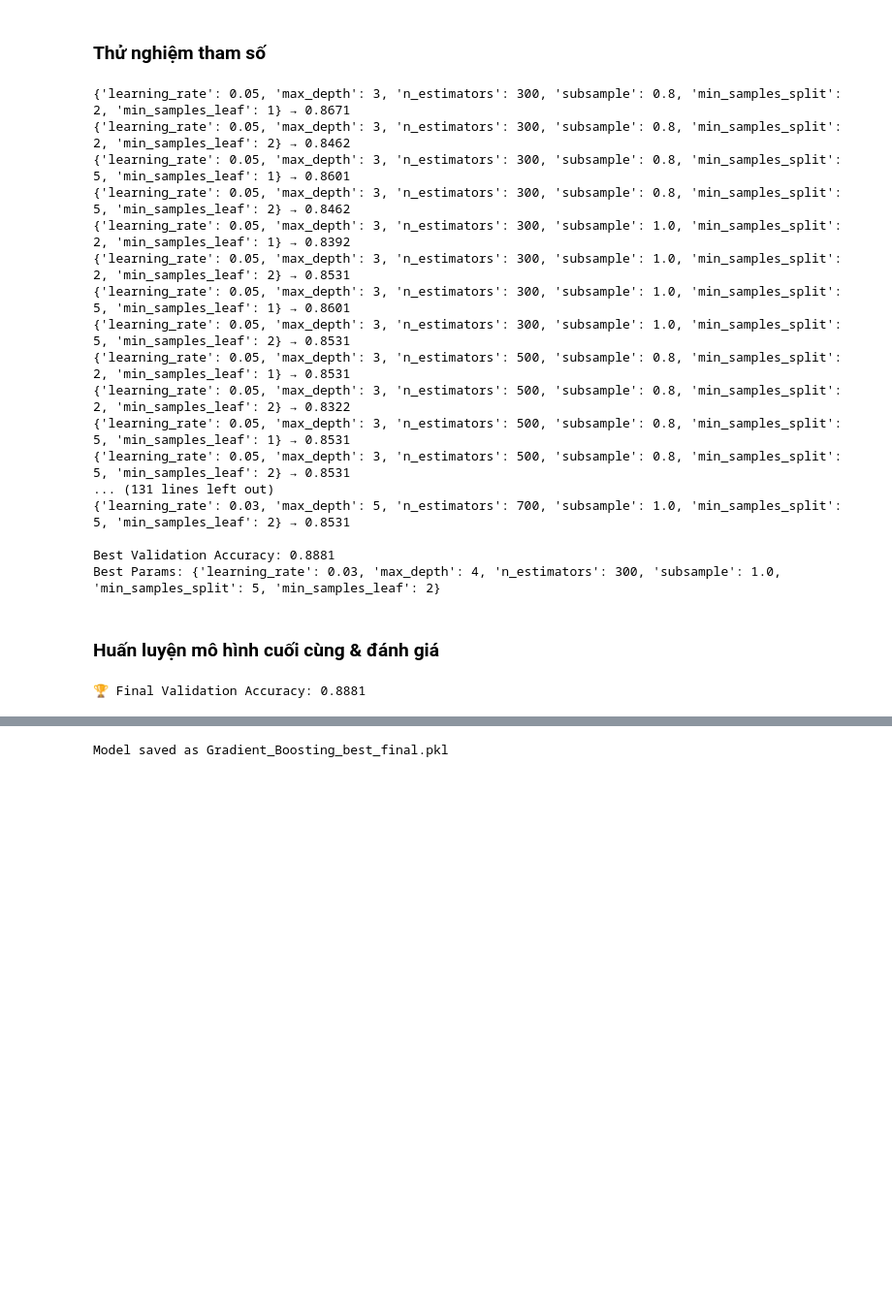
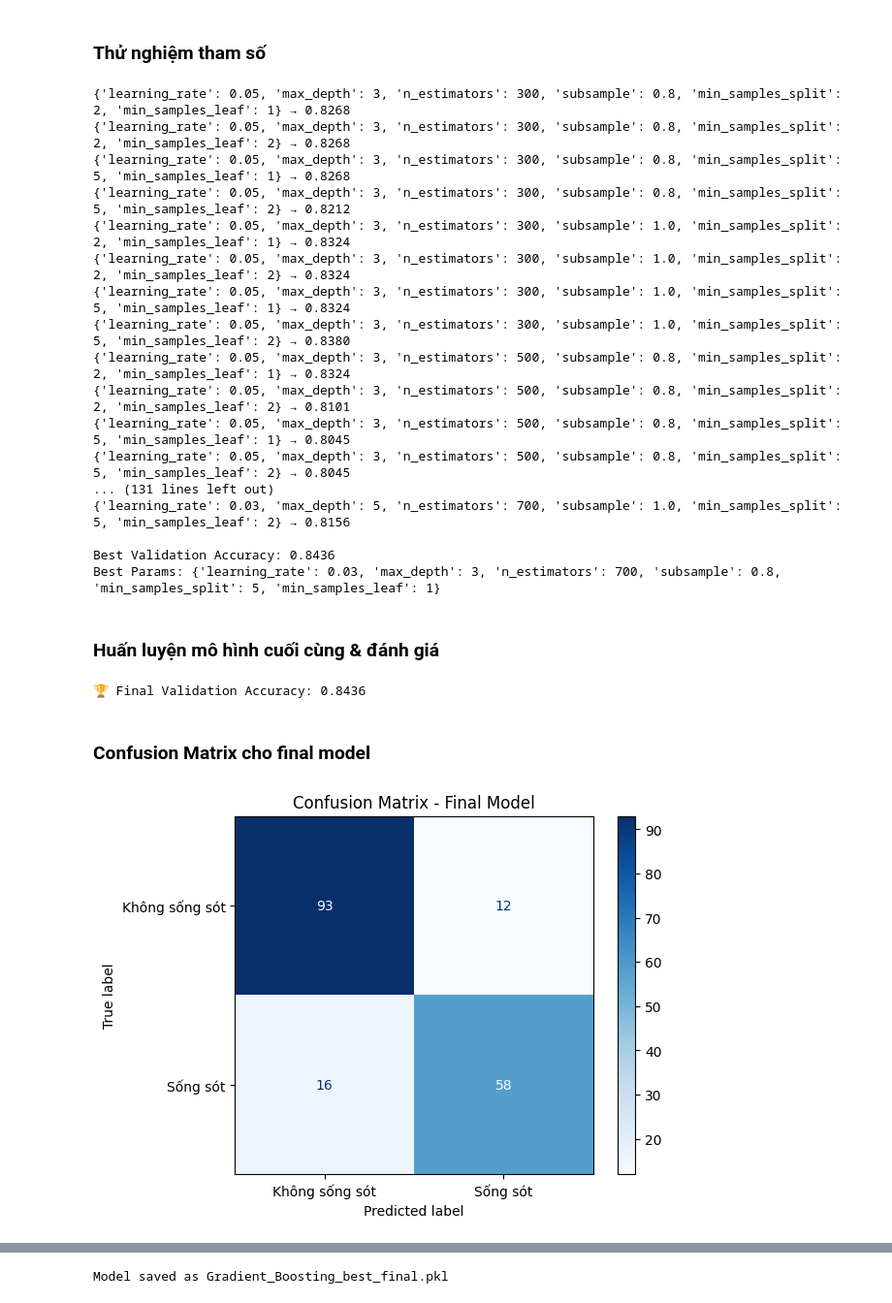
Before and after one commit to bibo0610/sgu25_ml_group, a Jupyter notebook: model/gradient_boosting_tuning.ipynb, the cells around one changed output, grey strips where cells are left out. Shown at 97% size. Drawn from its saved outputs; the diff is of its cells as text; code cells hidden in the pictures; blank space fills up the shorter version.

```diff
--- a/model/gradient_boosting_tuning.ipynb
+++ b/model/gradient_boosting_tuning.ipynb
@@ -45,0 +19,4 @@ Train: (569, 15), Validation: (143, 15)
+# %%
+df_train = pd.read_excel("../exps/data/train_feat.xlsx")
+df_valid = pd.read_excel("../exps/data/valid_feat.xlsx")
+test = pd.read_excel("../exps/data/test_feat.xlsx")
@@ -45,0 +55,9 @@ Train: (569, 15), Validation: (143, 15)
+# %%
+# Chia features & target
+X_train = df_train.drop("Survived", axis=1)
+y_train = df_train["Survived"]
+
+X_valid = df_valid.drop("Survived", axis=1)
+y_valid = df_valid["Survived"]
+
+print(f"Train: {X_train.shape}, Validation: {X_valid.shape}")
@@ -153,7 +173,7 @@ from sklearn.ensemble import GradientBoostingClassifier
 from sklearn.metrics import accuracy_score
 import itertools
 
-# Các giá trị muốn thử (em có thể tinh chỉnh lại dải sau)
+# Các giá trị muốn thử
 param_grid = {
     "learning_rate": [0.05, 0.03],
     "max_depth": [3, 4, 5],
@@ -176,8 +196,8 @@ for combo in itertools.product(*param_grid.values()):
     )
 
     model.fit(X_train, y_train)
-    val_pred = model.predict(X_val)
-    acc = accuracy_score(y_val, val_pred)
+    val_pred = model.predict(X_valid)
+    acc = accuracy_score(y_valid, val_pred)
 
     if acc > best_acc:
         best_acc = acc
@@ -188,23 +208,23 @@ for combo in itertools.product(*param_grid.values()):
 print("\nBest Validation Accuracy:", round(best_acc, 4))
 print("Best Params:", best_params_combo)
 # %% [output]
-{'learning_rate': 0.05, 'max_depth': 3, 'n_estimators': 300, 'subsample': 0.8, 'min_samples_split': 2, 'min_samples_leaf': 1} → 0.8671
-{'learning_rate': 0.05, 'max_depth': 3, 'n_estimators': 300, 'subsample': 0.8, 'min_samples_split': 2, 'min_samples_leaf': 2} → 0.8462
-{'learning_rate': 0.05, 'max_depth': 3, 'n_estimators': 300, 'subsample': 0.8, 'min_samples_split': 5, 'min_samples_leaf': 1} → 0.8601
-{'learning_rate': 0.05, 'max_depth': 3, 'n_estimators': 300, 'subsample': 0.8, 'min_samples_split': 5, 'min_samples_leaf': 2} → 0.8462
-{'learning_rate': 0.05, 'max_depth': 3, 'n_estimators': 300, 'subsample': 1.0, 'min_samples_split': 2, 'min_samples_leaf': 1} → 0.8392
-{'learning_rate': 0.05, 'max_depth': 3, 'n_estimators': 300, 'subsample': 1.0, 'min_samples_split': 2, 'min_samples_leaf': 2} → 0.8531
-{'learning_rate': 0.05, 'max_depth': 3, 'n_estimators': 300, 'subsample': 1.0, 'min_samples_split': 5, 'min_samples_leaf': 1} → 0.8601
-{'learning_rate': 0.05, 'max_depth': 3, 'n_estimators': 300, 'subsample': 1.0, 'min_samples_split': 5, 'min_samples_leaf': 2} → 0.8531
-{'learning_rate': 0.05, 'max_depth': 3, 'n_estimators': 500, 'subsample': 0.8, 'min_samples_split': 2, 'min_samples_leaf': 1} → 0.8531
-{'learning_rate': 0.05, 'max_depth': 3, 'n_estimators': 500, 'subsample': 0.8, 'min_samples_split': 2, 'min_samples_leaf': 2} → 0.8322
-{'learning_rate': 0.05, 'max_depth': 3, 'n_estimators': 500, 'subsample': 0.8, 'min_samples_split': 5, 'min_samples_leaf': 1} → 0.8531
-{'learning_rate': 0.05, 'max_depth': 3, 'n_estimators': 500, 'subsample': 0.8, 'min_samples_split': 5, 'min_samples_leaf': 2} → 0.8531
+{'learning_rate': 0.05, 'max_depth': 3, 'n_estimators': 300, 'subsample': 0.8, 'min_samples_split': 2, 'min_samples_leaf': 1} → 0.8268
+{'learning_rate': 0.05, 'max_depth': 3, 'n_estimators': 300, 'subsample': 0.8, 'min_samples_split': 2, 'min_samples_leaf': 2} → 0.8268
+{'learning_rate': 0.05, 'max_depth': 3, 'n_estimators': 300, 'subsample': 0.8, 'min_samples_split': 5, 'min_samples_leaf': 1} → 0.8268
+{'learning_rate': 0.05, 'max_depth': 3, 'n_estimators': 300, 'subsample': 0.8, 'min_samples_split': 5, 'min_samples_leaf': 2} → 0.8212
+{'learning_rate': 0.05, 'max_depth': 3, 'n_estimators': 300, 'subsample': 1.0, 'min_samples_split': 2, 'min_samples_leaf': 1} → 0.8324
+{'learning_rate': 0.05, 'max_depth': 3, 'n_estimators': 300, 'subsample': 1.0, 'min_samples_split': 2, 'min_samples_leaf': 2} → 0.8324
+{'learning_rate': 0.05, 'max_depth': 3, 'n_estimators': 300, 'subsample': 1.0, 'min_samples_split': 5, 'min_samples_leaf': 1} → 0.8324
+{'learning_rate': 0.05, 'max_depth': 3, 'n_estimators': 300, 'subsample': 1.0, 'min_samples_split': 5, 'min_samples_leaf': 2} → 0.8380
+{'learning_rate': 0.05, 'max_depth': 3, 'n_estimators': 500, 'subsample': 0.8, 'min_samples_split': 2, 'min_samples_leaf': 1} → 0.8324
+{'learning_rate': 0.05, 'max_depth': 3, 'n_estimators': 500, 'subsample': 0.8, 'min_samples_split': 2, 'min_samples_leaf': 2} → 0.8101
+{'learning_rate': 0.05, 'max_depth': 3, 'n_estimators': 500, 'subsample': 0.8, 'min_samples_split': 5, 'min_samples_leaf': 1} → 0.8045
+{'learning_rate': 0.05, 'max_depth': 3, 'n_estimators': 500, 'subsample': 0.8, 'min_samples_split': 5, 'min_samples_leaf': 2} → 0.8045
 ... (131 lines left out)
-{'learning_rate': 0.03, 'max_depth': 5, 'n_estimators': 700, 'subsample': 1.0, 'min_samples_split': 5, 'min_samples_leaf': 2} → 0.8531
+{'learning_rate': 0.03, 'max_depth': 5, 'n_estimators': 700, 'subsample': 1.0, 'min_samples_split': 5, 'min_samples_leaf': 2} → 0.8156
 
-Best Validation Accuracy: 0.8881
-Best Params: {'learning_rate': 0.03, 'max_depth': 4, 'n_estimators': 300, 'subsample': 1.0, 'min_samples_split': 5, 'min_samples_leaf': 2}
+Best Validation Accuracy: 0.8436
+Best Params: {'learning_rate': 0.03, 'max_depth': 3, 'n_estimators': 700, 'subsample': 0.8, 'min_samples_split': 5, 'min_samples_leaf': 1}
 # %% [markdown]
 ### Huấn luyện mô hình cuối cùng & đánh giá
 # %%
@@ -214,11 +234,11 @@ from sklearn.metrics import accuracy_score
 # Mô hình Gradient Boosting tốt nhất từ quá trình tuning
 final_model = GradientBoostingClassifier(
     learning_rate=0.03,
-    max_depth=4,
-    n_estimators=300,
-    subsample=1.0,
+    max_depth=3,
+    n_estimators=700,
+    subsample=0.8,
     min_samples_split=5,
-    min_samples_leaf=2,
+    min_samples_leaf=1,
     random_state=42
 )
 
@@ -226,9 +246,24 @@ final_model = GradientBoostingClassifier(
 final_model.fit(X_train, y_train)
 
 # Dự đoán & đánh giá trên tập validation
-y_pred = final_model.predict(X_val)
-val_acc = accuracy_score(y_val, y_pred)
+y_pred = final_model.predict(X_valid)
+val_acc = accuracy_score(y_valid, y_pred)
 
 print(f"🏆 Final Validation Accuracy: {val_acc:.4f}")
 # %% [output]
-🏆 Final Validation Accuracy: 0.8881
+🏆 Final Validation Accuracy: 0.8436
+# %% [markdown]
+### Confusion Matrix cho final model
+# %%
+y_pred_val = final_model.predict(X_valid)
+
+# Tạo ma trận nhầm lẫn
+cm = confusion_matrix(y_valid, y_pred_val)
+
+# Vẽ confusion matrix
+disp = ConfusionMatrixDisplay(confusion_matrix=cm, display_labels=["Không sống sót", "Sống sót"])
+disp.plot(cmap='Blues', values_format='d')
+plt.title("Confusion Matrix - Final Model")
+plt.show()
+# %% [output]
+[figure, added]
```
Also changed, not shown: parts of 11 cells of this notebook, 3 other files.
